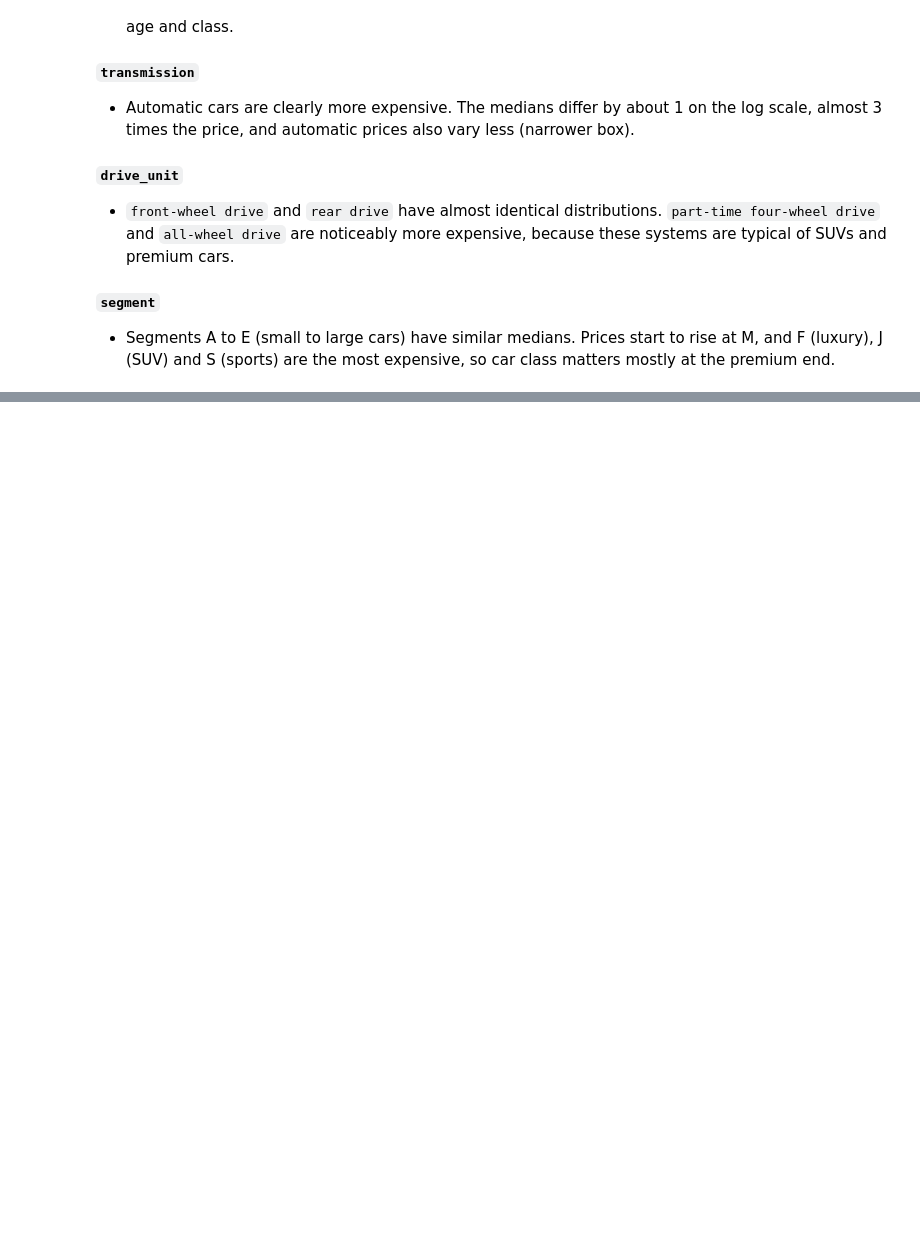
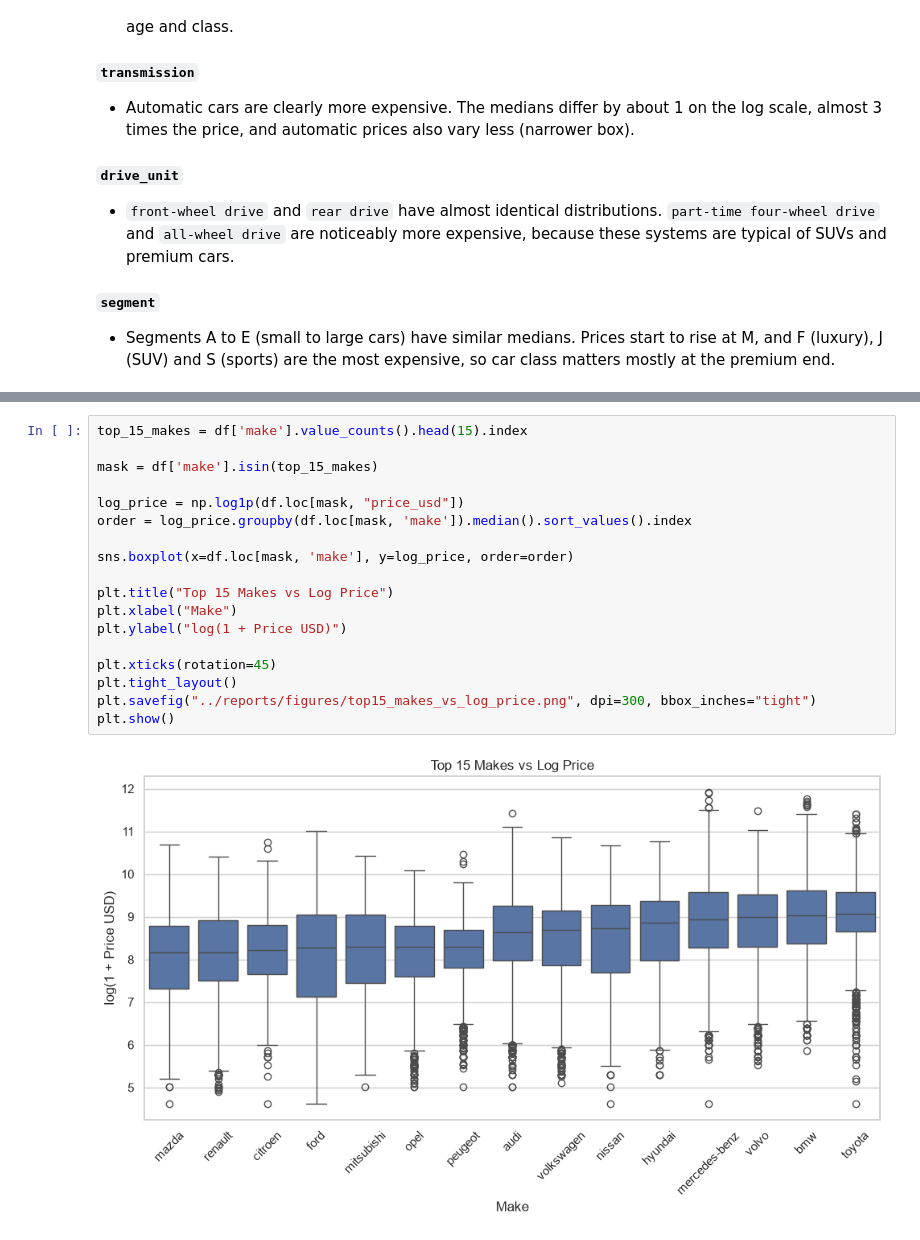
Before and after one commit to VukasinJ-dev/car-price-prediction, a Jupyter notebook: notebooks/01_eda.ipynb, the cells around one changed output, grey strips where cells are left out. Drawn from its saved outputs; the diff is of its cells as text; blank space fills up the shorter version.

```diff
--- a/notebooks/01_eda.ipynb
+++ b/notebooks/01_eda.ipynb
@@ -689,0 +699,20 @@ plt.show()
+# %%
+top_15_makes = df['make'].value_counts().head(15).index
+
+mask = df['make'].isin(top_15_makes)
+
+log_price = np.log1p(df.loc[mask, "price_usd"])
+order = log_price.groupby(df.loc[mask, 'make']).median().sort_values().index
+
+sns.boxplot(x=df.loc[mask, 'make'], y=log_price, order=order)
+
+plt.title("Top 15 Makes vs Log Price")
+plt.xlabel("Make")
+plt.ylabel("log(1 + Price USD)")
+
+plt.xticks(rotation=45)
+plt.tight_layout()
+plt.savefig("../reports/figures/top15_makes_vs_log_price.png", dpi=300, bbox_inches="tight")
+plt.show()
+# %% [output]
+[figure, added]
```
Also changed, not shown: parts of 8 cells of this notebook, 5 other files.
